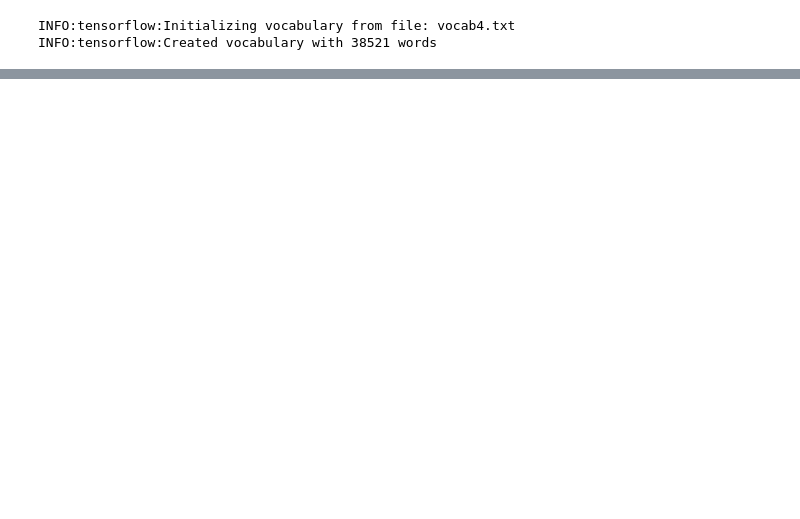
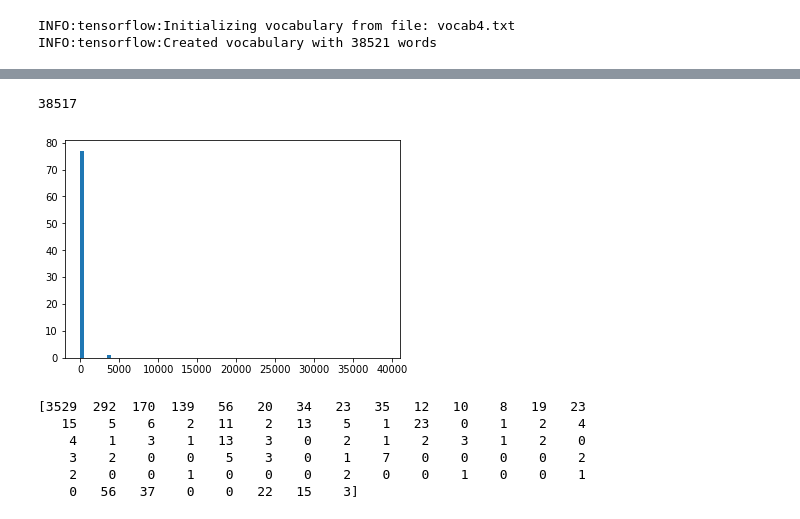
Before and after one commit to alpv95/Dank-Learning, a Jupyter notebook: im2txt/Meme_Maker.ipynb, the cells around one changed output, grey strips where cells are left out. Drawn from its saved outputs; the diff is of its cells as text; code cells hidden in the pictures; blank space fills up the shorter version.

```diff
--- a/im2txt/Meme_Maker.ipynb
+++ b/im2txt/Meme_Maker.ipynb
@@ -73,8 +75,8 @@ ordered_memes = [meme.replace('\n','') for meme in ordered_memes]
 INFO:tensorflow:Initializing vocabulary from file: vocab4.txt
 INFO:tensorflow:Created vocabulary with 38521 words
 # %%
-np.random.seed(2)
-filenames = [os.path.join(image_dir, f) for f in os.listdir(input_files) if f.endswith('.jpg')]
+histo = []
+filenames = [os.path.join(image_dir, f) for f in os.listdir(input_files) if f.endswith('.jpg') or f.endswith('.JPG')]
 print(filenames)
 tf.logging.info("Running caption generation on %d files matching %s",len(filenames), input_files)
 with tf.Session(graph=g) as sess:
@@ -95,14 +97,16 @@ with tf.Session(graph=g) as sess:
 
       print("Captions for image %s:" % os.path.basename(filenames[i]))
       num_in_data = 0
-      for k in range(10):
+      for k in range(6):
           captions = generator.beam_search(sess, image)
 
           for i, caption in enumerate(captions):
             # Ignore begin and end words.
+            histo.append(caption.sentence[1:-1])
             sentence = [vocab.id_to_word(w) for w in caption.sentence[1:-1]]
             sentence = " ".join(sentence)
             in_data = 0
+            '''
             if b_any(sentence in capt for capt in data_captions):
                 in_data = 1
                 num_in_data += 1
@@ -110,6 +114,8 @@ with tf.Session(graph=g) as sess:
                 num_captions += 1
             else:
                 num_captions += 1
+            '''
+
             print("  %d) %s (p=%f) [in data = %d]" % (i, sentence, math.exp(caption.logprob),in_data))
       print("number of captions in data = %d" % (num_in_data))
     print("(total number of captions in data = %d) percent in data = %f" % (num_in_data_total,(num_in_data_total/num_captions)))
@@ -129,3 +141,28 @@ KeyboardInterrupt:
+# %%
+flat_histo = [item for sublist in histo for item in sublist]
+# %%
+max(flat_histo)
+# %% [output]
+38517
+# %%
+import matplotlib.pyplot as plt
+%matplotlib inline
+nphist = np.array(flat_histo)
+histvals,bin_edges = np.histogram(nphist,[i*500 for i in range(79)])
+
+plt.hist(histvals, bins=bin_edges)
+plt.show()
+# %% [output]
+[figure, added]
+# %%
+print(histvals)
+# %% [output]
+[3529  292  170  139   56   20   34   23   35   12   10    8   19   23
+   15    5    6    2   11    2   13    5    1   23    0    1    2    4
+    4    1    3    1   13    3    0    2    1    2    3    1    2    0
+    3    2    0    0    5    3    0    1    7    0    0    0    0    2
+    2    0    0    1    0    0    0    2    0    0    1    0    0    1
+    0   56   37    0    0   22   15    3]
 # %%
 np.random.seed(2)
 x = np.array([[np.ones([300])*0.5,np.ones([300])*0.5]])
```
Also changed, not shown: parts of 3 cells of this notebook, 5 other files.
